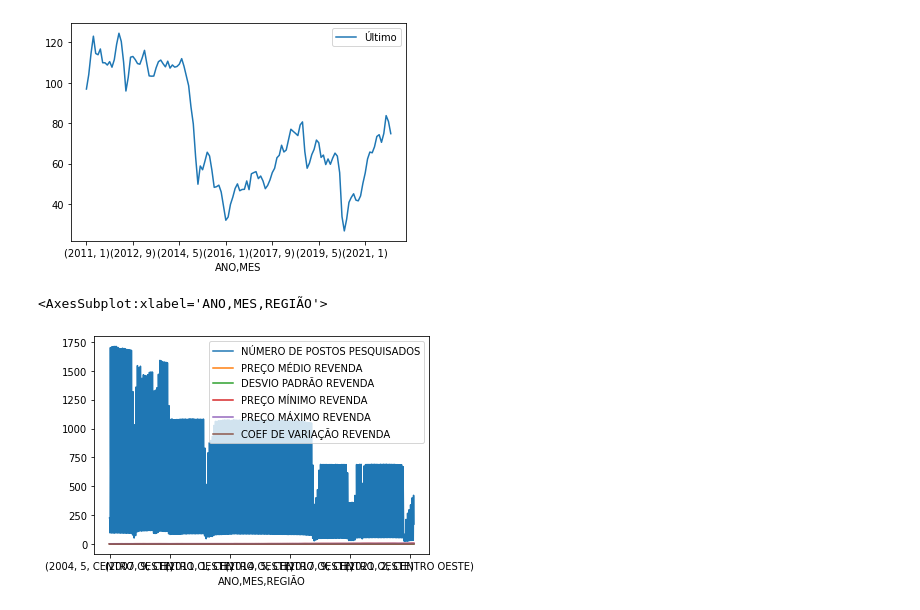
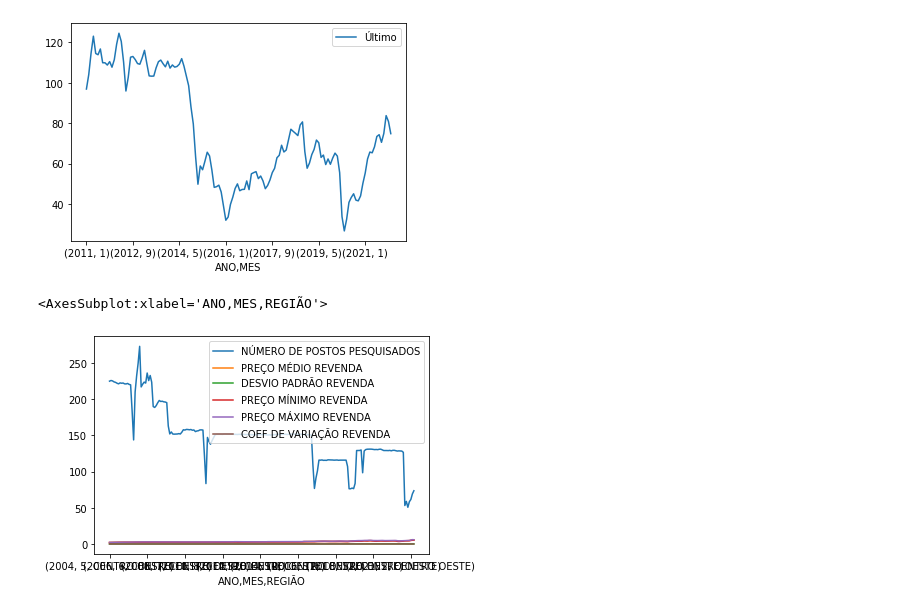
Before and after one commit to oliveira-chr/Gasolina-Petroleo-Dataset, a Jupyter notebook: jupiter/project.ipynb, the cells around one changed output. Saved outputs shown, nothing was run; the diff lists cells and outputs as text; code cells hidden in the pictures.

Commit message:
graphs for each region

```diff
--- a/jupiter/project.ipynb
+++ b/jupiter/project.ipynb
@@ -182,7 +180,7 @@ dfPeroGroup.plot()
 <AxesSubplot:xlabel='ANO,MES'>
 [figure]
 # %%
-dg_gas_total_gp.plot()
+df_gas_centro_oeste_gp.plot()
 # %% [output]
 <AxesSubplot:xlabel='ANO,MES,REGIÃO'>
-[figure, old version]
+[figure, new version]
```
Also changed, not shown: parts of 4 cells of this notebook.
